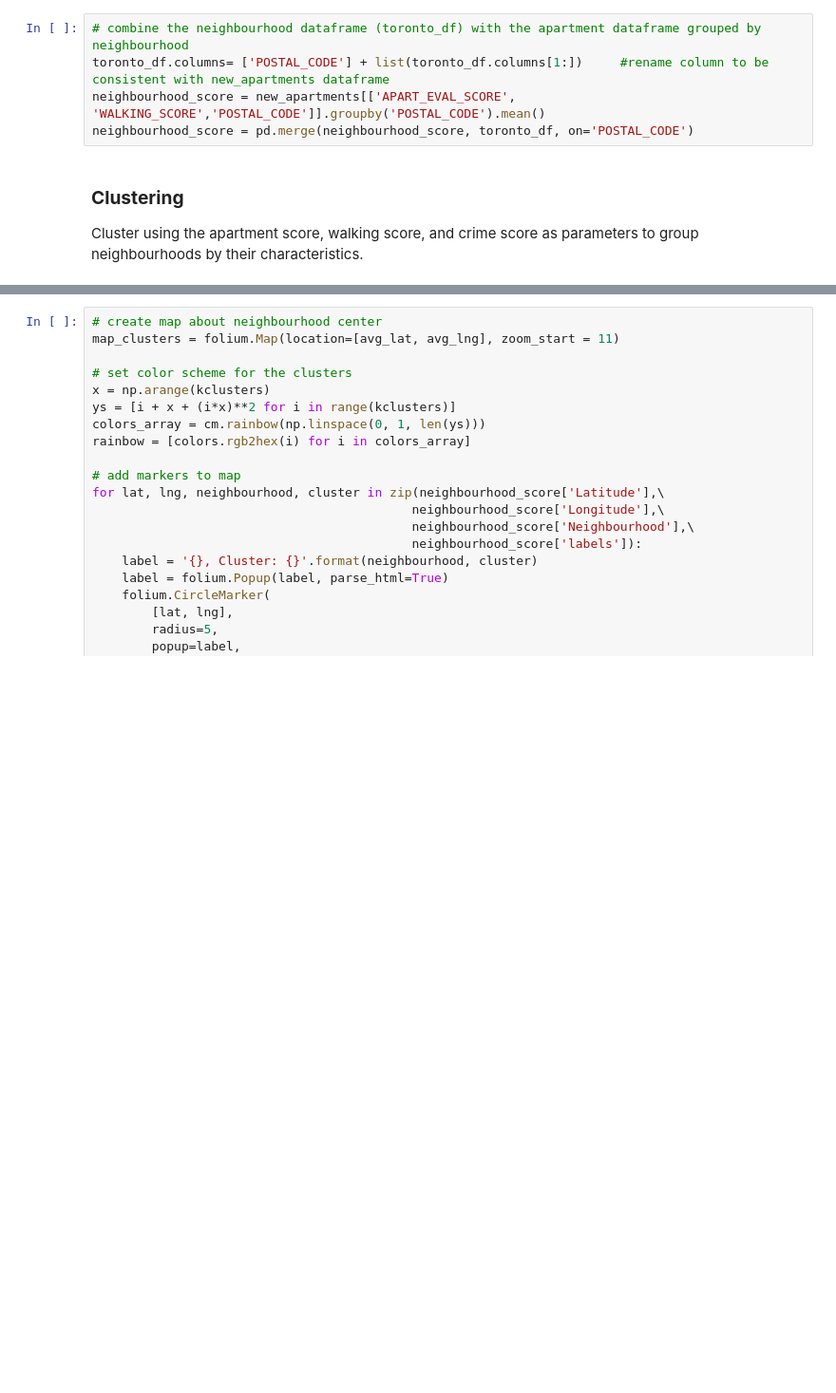
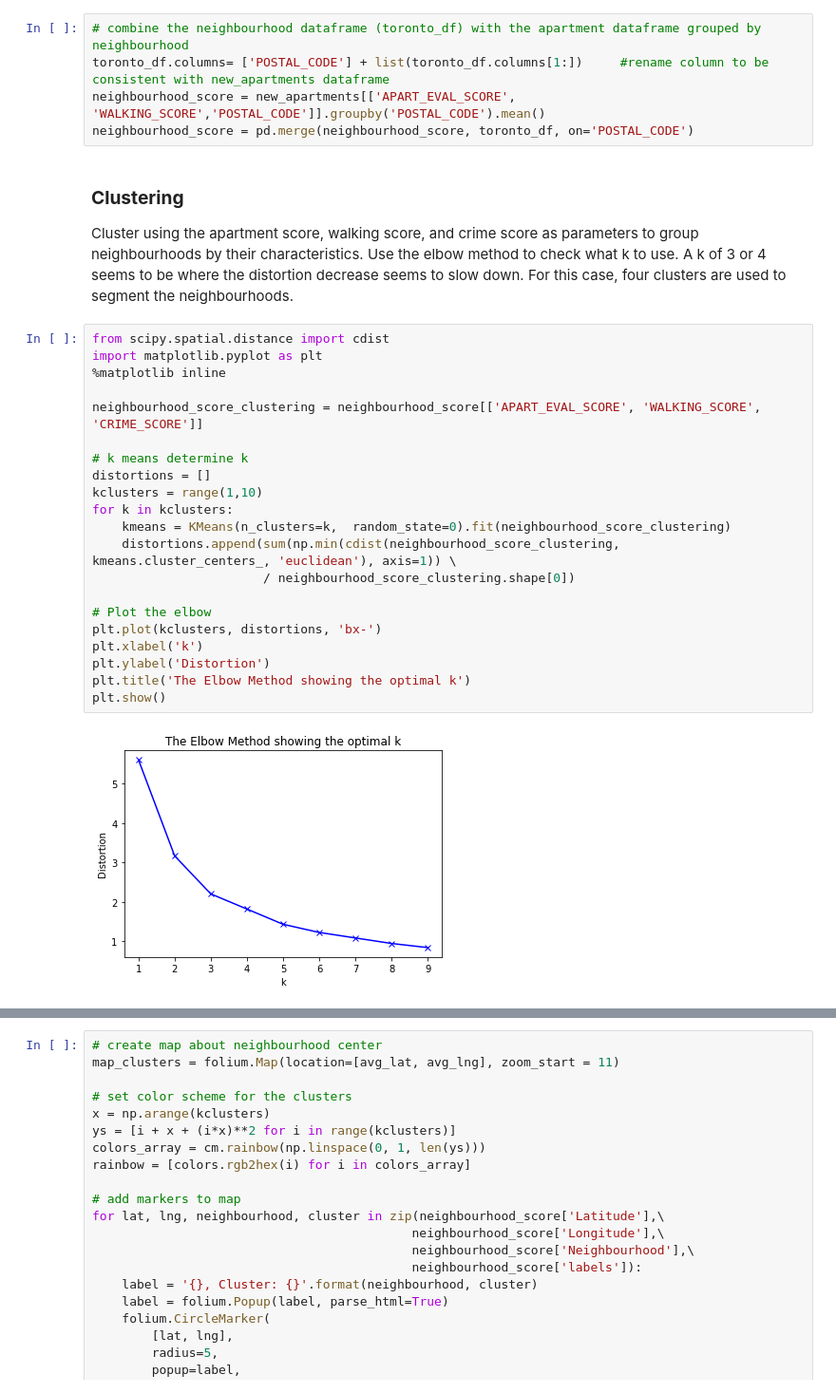
Before and after one commit to pascalkim/Best-Toronto-Neighbouhoods-for-Renting, a Jupyter notebook: Toronto Apartment Neighbourhood Ranking.ipynb, the cells around one changed output, grey strips where cells are left out. Shown at 95% size. Cells and saved outputs as stored; diff of their text form; blank space fills up the shorter version.

```diff
--- a/Toronto Apartment Neighbourhood Ranking.ipynb
+++ b/Toronto Apartment Neighbourhood Ranking.ipynb
@@ -419,7 +419,30 @@ neighbourhood_score = new_apartments[['APART_EVAL_SCORE', 'WALKING_SCORE','POSTA
 neighbourhood_score = pd.merge(neighbourhood_score, toronto_df, on='POSTAL_CODE')
 # %% [markdown]
 ### **Clustering**
-Cluster using the apartment score, walking score, and crime score as parameters to group neighbourhoods by their characteristics.
+Cluster using the apartment score, walking score, and crime score as parameters to group neighbourhoods by their characteristics. Use the elbow method to check what k to use. A k of 3 or 4 seems to be where the distortion decrease seems to slow down. For this case, four clusters are used to segment the neighbourhoods.
+# %%
+from scipy.spatial.distance import cdist
+import matplotlib.pyplot as plt
+%matplotlib inline
+
+neighbourhood_score_clustering = neighbourhood_score[['APART_EVAL_SCORE', 'WALKING_SCORE', 'CRIME_SCORE']]
+
+# k means determine k
+distortions = []
+kclusters = range(1,10)
+for k in kclusters:
+    kmeans = KMeans(n_clusters=k,  random_state=0).fit(neighbourhood_score_clustering)
+    distortions.append(sum(np.min(cdist(neighbourhood_score_clustering, kmeans.cluster_centers_, 'euclidean'), axis=1)) \
+                       / neighbourhood_score_clustering.shape[0])
+
+# Plot the elbow
+plt.plot(kclusters, distortions, 'bx-')
+plt.xlabel('k')
+plt.ylabel('Distortion')
+plt.title('The Elbow Method showing the optimal k')
+plt.show()
+# %% [output]
+[figure, added]
 # %%
 # k-means clustering
 
```
Also changed, not shown: parts of 11 cells of this notebook.
